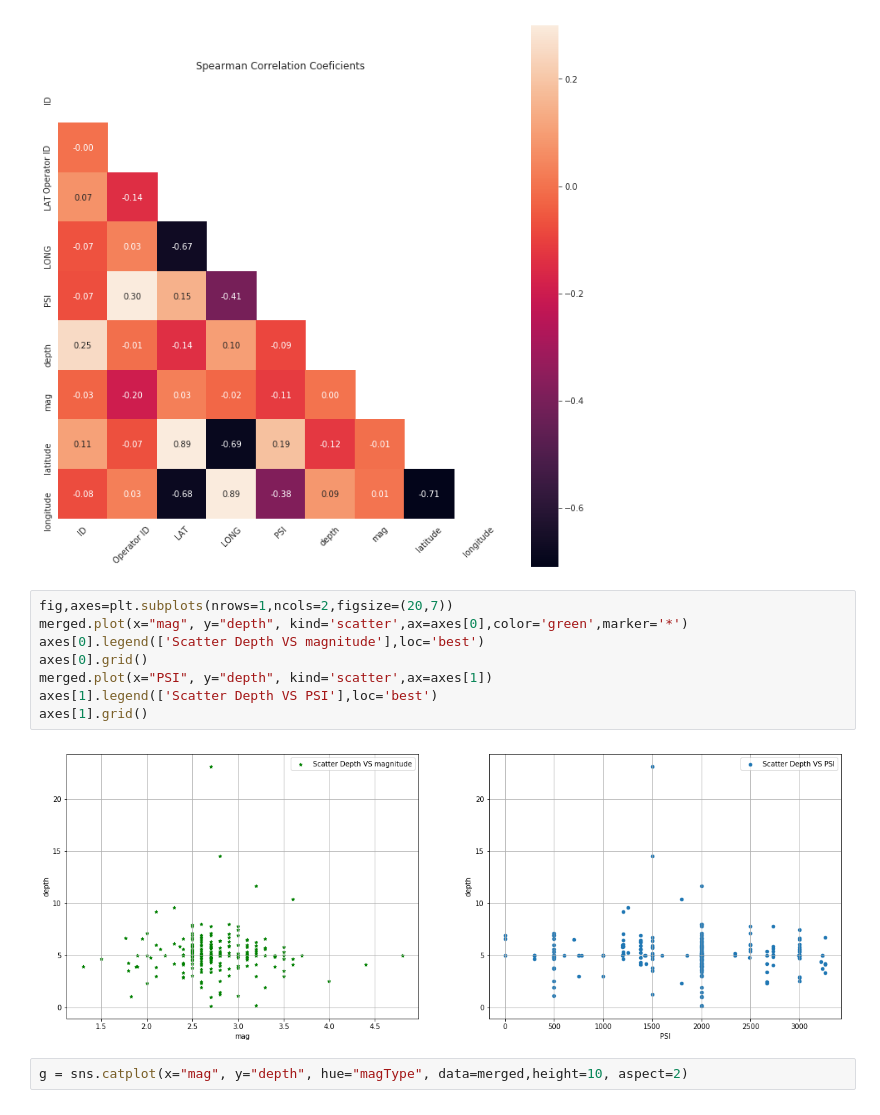
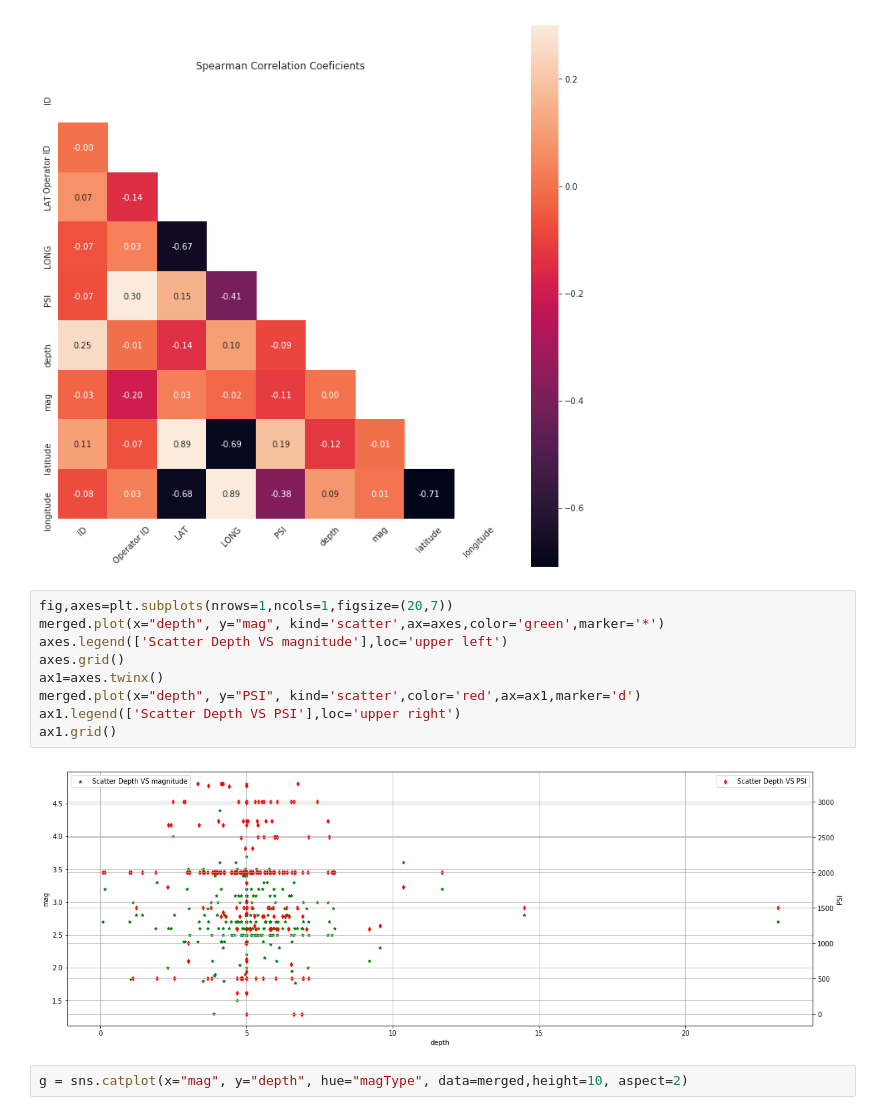
Before and after one commit to ironhack-datalabs/mad-oct-2018, a Jupyter notebook: module-2/visualizing-real-world-data/your-code/Oklahoma Quakes - Real world data Project.ipynb, the cells around one changed output. Cells and saved outputs as stored; diff of their text form.

```diff
--- a/module-2/visualizing-real-world-data/your-code/Oklahoma Quakes - Real world data Project.ipynb
+++ b/module-2/visualizing-real-world-data/your-code/Oklahoma Quakes - Real world data Project.ipynb
@@ -381,15 +381,16 @@ Text(0.5, 1.0, 'Spearman Correlation Coeficients')
 [figure]
 [figure]
 # %%
-fig,axes=plt.subplots(nrows=1,ncols=2,figsize=(20,7))
-merged.plot(x="mag", y="depth", kind='scatter',ax=axes[0],color='green',marker='*')
-axes[0].legend(['Scatter Depth VS magnitude'],loc='best')
-axes[0].grid()
-merged.plot(x="PSI", y="depth", kind='scatter',ax=axes[1])
-axes[1].legend(['Scatter Depth VS PSI'],loc='best')
-axes[1].grid()
+fig,axes=plt.subplots(nrows=1,ncols=1,figsize=(20,7))
+merged.plot(x="depth", y="mag", kind='scatter',ax=axes,color='green',marker='*')
+axes.legend(['Scatter Depth VS magnitude'],loc='upper left')
+axes.grid()
+ax1=axes.twinx()
+merged.plot(x="depth", y="PSI", kind='scatter',color='red',ax=ax1,marker='d')
+ax1.legend(['Scatter Depth VS PSI'],loc='upper right')
+ax1.grid()
 # %% [output]
-[figure, old version]
+[figure, new version]
 # %%
 g = sns.catplot(x="mag", y="depth", hue="magType", data=merged,height=10, aspect=2)
 # %% [output]
```
Also changed, not shown: parts of 1 cell of this notebook.
